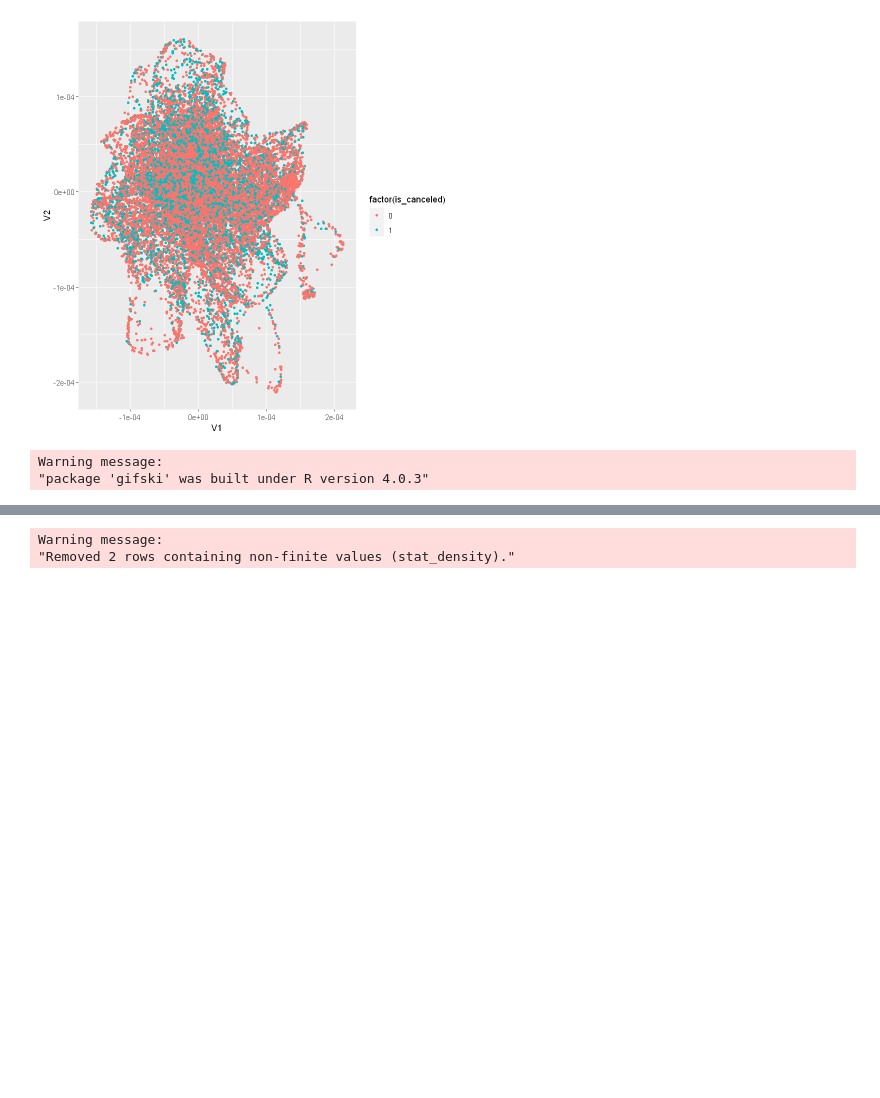
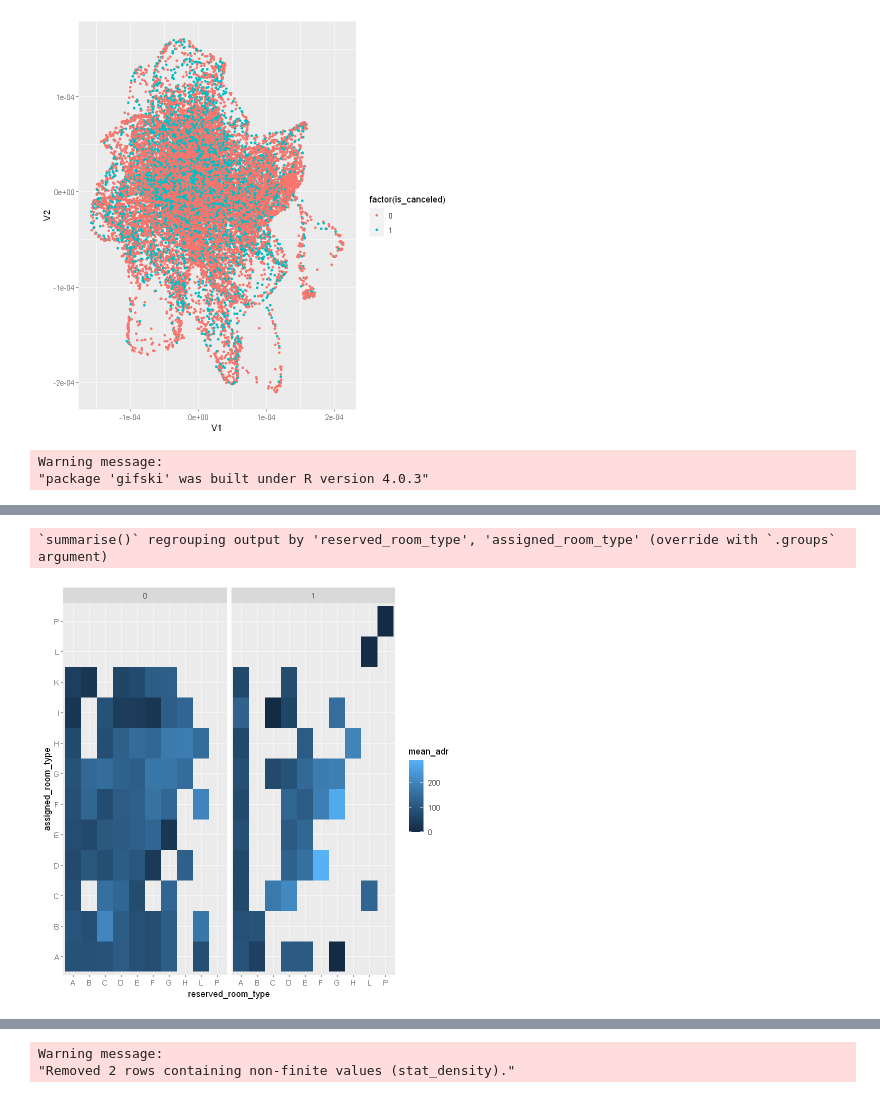
Before and after one commit to abhijeetdtu/dsba5122, a Jupyter notebook: dsba5122/Untitled.ipynb, the cells around one changed output, grey strips where cells are left out. Drawn from its saved outputs; the diff is of its cells as text; code cells hidden in the pictures; blank space fills up the shorter version.

```diff
--- a/dsba5122/Untitled.ipynb
+++ b/dsba5122/Untitled.ipynb
@@ -136,0 +145,10 @@ Rendering [=================>-------------------------] at 0.34 fps ~ eta:  3m
+# %%
+(
+    ggplot(df %>% group_by(reserved_room_type ,assigned_room_type , is_canceled ) %>% summarise(mean_adr = mean(adr))
+           , aes(x=reserved_room_type,y=assigned_room_type , fill=mean_adr)) +
+    geom_tile() +
+    facet_grid(~ is_canceled)
+)
+# %% [output]
+`summarise()` regrouping output by 'reserved_room_type', 'assigned_room_type' (override with `.groups` argument)
+[figure, added]
```
Also changed, not shown: parts of 12 cells of this notebook, 3 other files.
